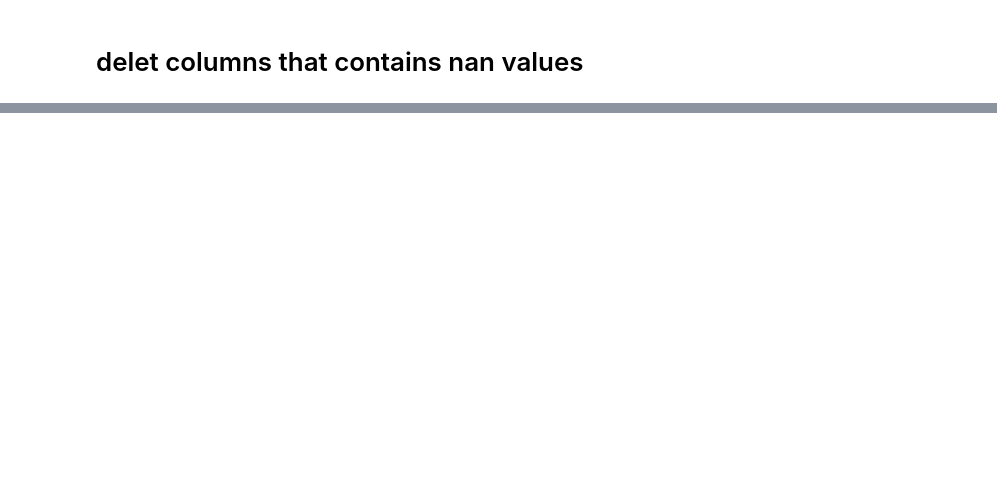
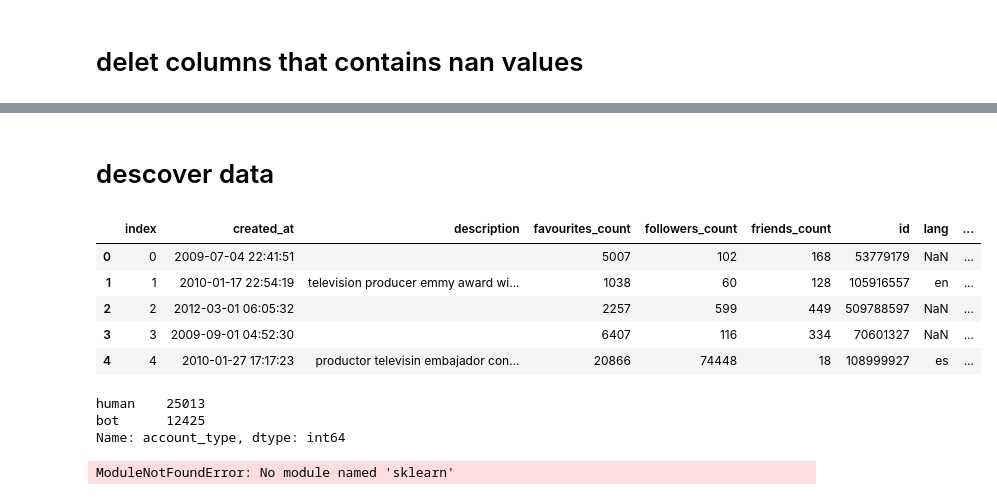
Before and after one commit to PFE2024/satt_ai, a Jupyter notebook: twitter/cleandata.ipynb, the cells around one changed output, grey strips where cells are left out. Saved outputs shown, nothing was run; the diff lists cells and outputs as text; code cells hidden in the pictures; blank space fills up the shorter version.

```diff
--- a/twitter/cleandata.ipynb
+++ b/twitter/cleandata.ipynb
@@ -37,0 +60,28 @@ data3
+# %% [markdown]
+# descover data
+# %%
+data =data.reset_index()
+data
+df=pd.DataFrame(data)
+df.head()
+# %% [output]
+|  | index | created_at | description | favourites_count | followers_count | friends_count | id | lang | ... |
+| 0 | 0 | 2009-07-04 22:41:51 |  | 5007 | 102 | 168 | 53779179 | NaN | ... |
+| 1 | 1 | 2010-01-17 22:54:19 | television producer emmy award wi... | 1038 | 60 | 128 | 105916557 | en | ... |
+| 2 | 2 | 2012-03-01 06:05:32 |  | 2257 | 599 | 449 | 509788597 | NaN | ... |
+| 3 | 3 | 2009-09-01 04:52:30 |  | 6407 | 116 | 334 | 70601327 | NaN | ... |
+| 4 | 4 | 2010-01-27 17:17:23 | productor televisin embajador con... | 20866 | 74448 | 18 | 108999927 | es | ... |
+# %%
+df["account_type"].value_counts()
+# %% [output]
+human    25013
+bot      12425
+Name: account_type, dtype: int64
+# %%
+x = df.description.values.tolist()
+
+from sklearn.feature_extraction.text import CountVectorizer
+vectorizer = CountVectorizer()
+data1 = vectorizer.fit_transform(x)
+# %% [output]
+ModuleNotFoundError: No module named 'sklearn'
```
Also changed, not shown: parts of 7 cells of this notebook, 1 other file.
